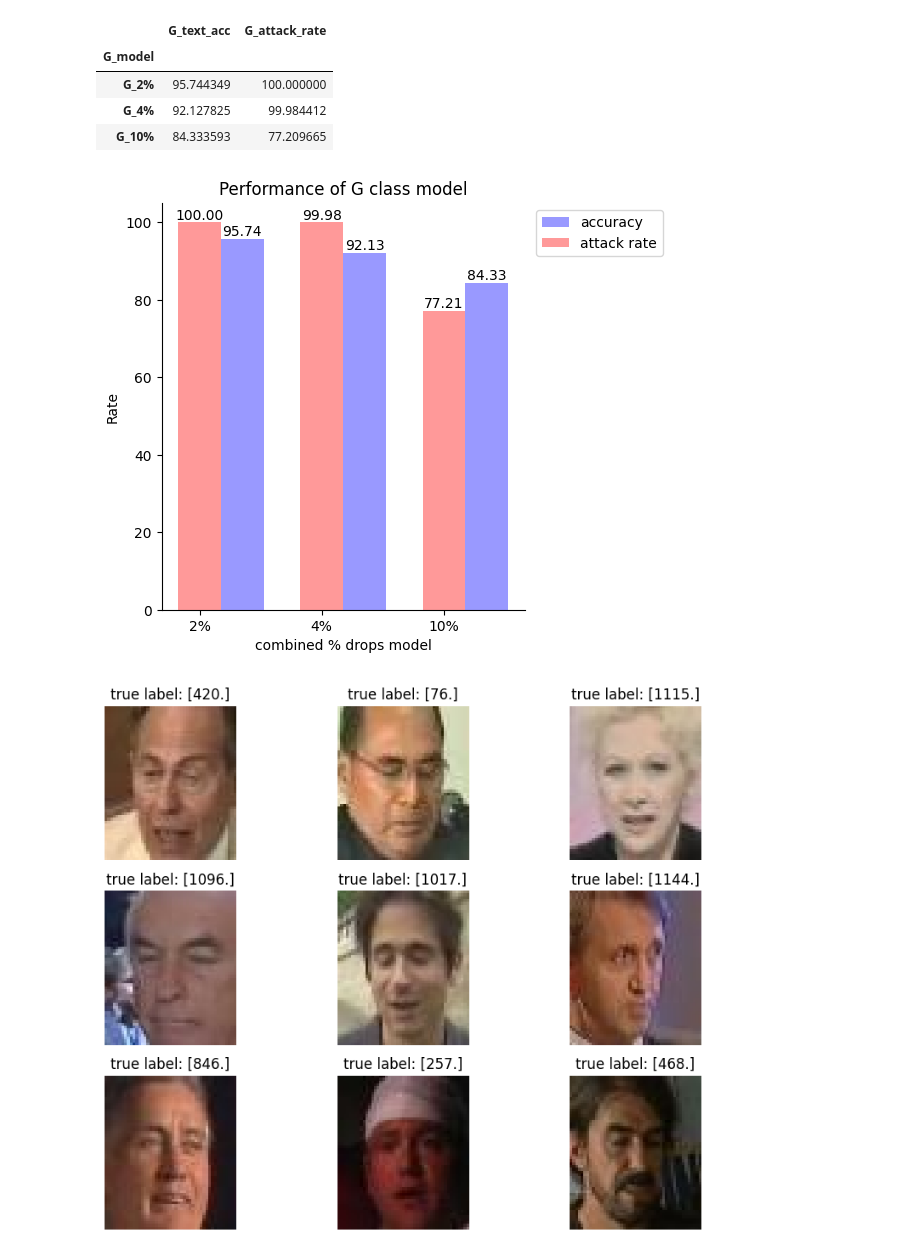
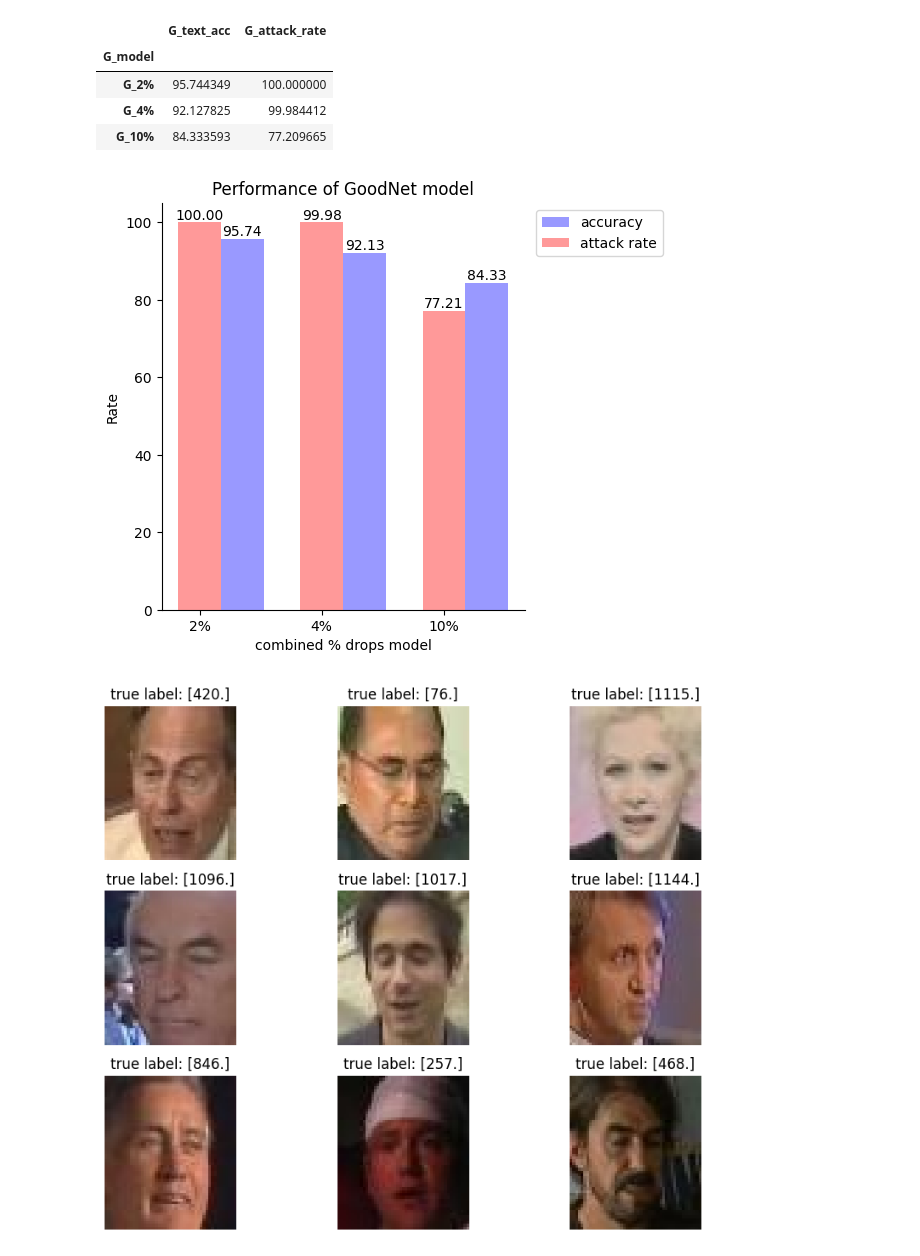
Before and after one commit to jayanthguduru/Lab4-BackdoorAttacks, a Jupyter notebook: jg7162_lab4.ipynb, the cells around one changed output. Drawn from its saved outputs; the diff is of its cells as text; code cells hidden in the pictures.

```diff
--- a/jg7162_lab4.ipynb
+++ b/jg7162_lab4.ipynb
@@ -364,27 +400,27 @@ G_df.set_index('G_model')
 # %%
 
 # Plot the results for the G class models
 opacity = 0.4
 bar_width = 0.35
 
 plt.xlabel('combined % drops model')
 plt.ylabel('Rate')
 
 plt.xticks(range(len(G_test_acc)), ('2%', '4%', '10%'))
 bar1 = plt.bar(np.arange(len(G_test_acc)) + bar_width, G_test_acc, bar_width, align='center', alpha=opacity, color='b', label='accuracy')
 bar2 = plt.bar(range(len(G_attack_rate)), G_attack_rate, bar_width, align='center', alpha=opacity, color='r', label='attack rate')
 
 for rect in bar1 + bar2:
     height = rect.get_height()
     plt.text(rect.get_x() + rect.get_width() / 2.0, height, f'{height:.02f}', ha='center', va='bottom')
 
 plt.legend(bbox_to_anchor=(1.4, 1))
 plt.tight_layout()
-plt.title('Performance of G class model')
+plt.title('Performance of GoodNet model')
 sns.despine()
 plt.show()
 # %% [output]
-[figure, old version]
+[figure, new version]
 # %%
 
 # Function to visualize images
```
Also changed, not shown: parts of 2 cells of this notebook.
